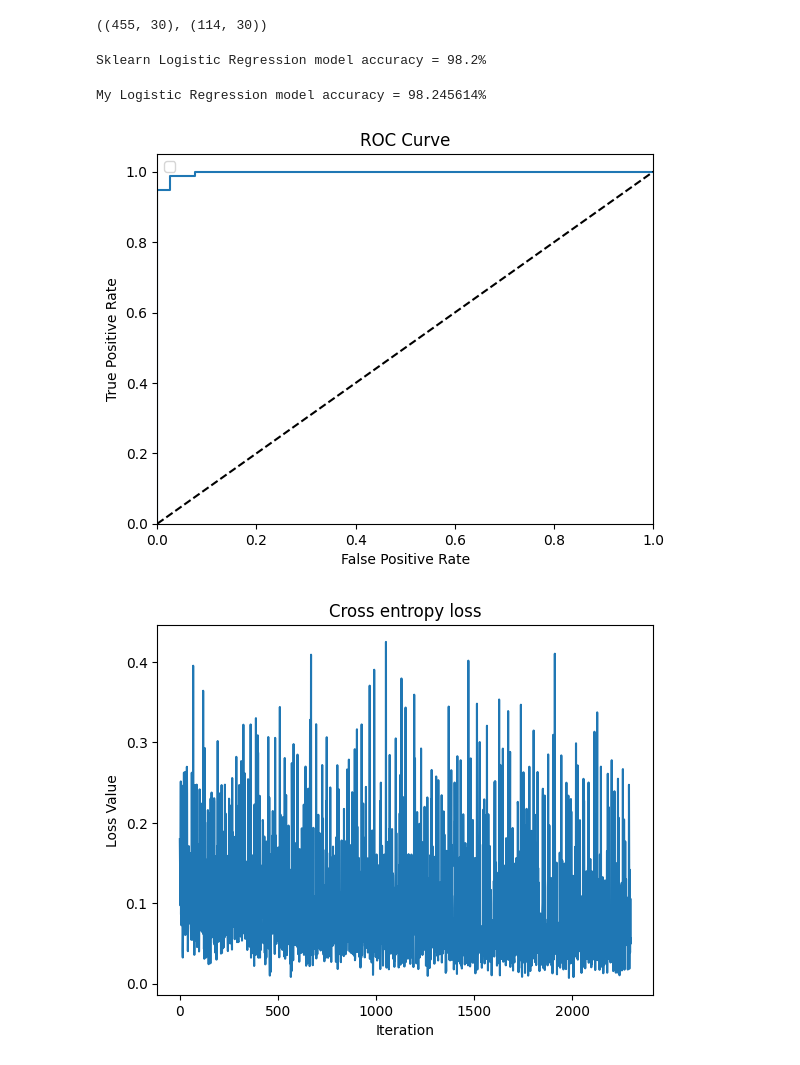
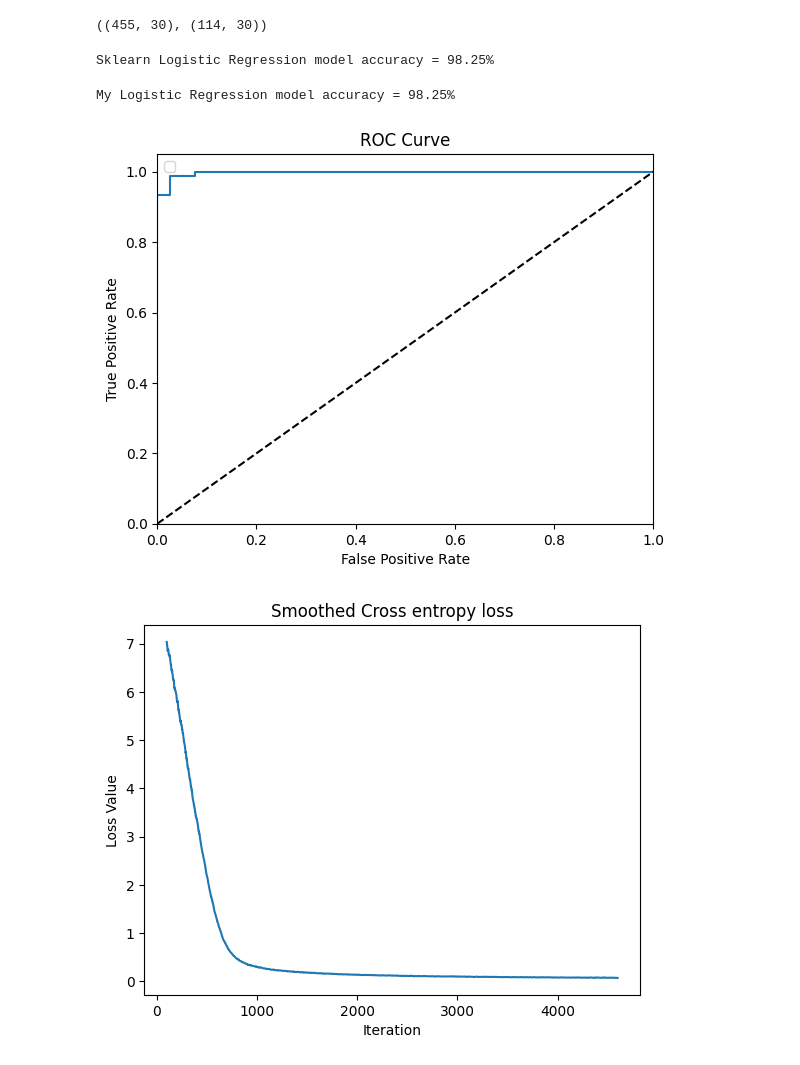
Before and after one commit to euskov17/LinearModels, a Jupyter notebook: experiments.ipynb, the cells around one changed output. Saved outputs shown, nothing was run; the diff lists cells and outputs as text; code cells hidden in the pictures.

```diff
--- a/experiments.ipynb
+++ b/experiments.ipynb
@@ -145,9 +145,9 @@ clf.fit(X_train, y_train)
 y_pred = clf.predict(X_test)
 
 acc = accuracy_score(y_test, y_pred)
-print(f"Sklearn Logistic Regression model accuracy = {acc * 100:.1f}%")
+print(f"Sklearn Logistic Regression model accuracy = {acc * 100:.2f}%")
 # %% [output]
-Sklearn Logistic Regression model accuracy = 98.2%
+Sklearn Logistic Regression model accuracy = 98.25%
 # %%
 # Init my logistic regression, optimizer and loss function
 
@@ -160,24 +160,25 @@ ce_loss = CrossEntropyLoss()
 # %%
 loss_history = SGD(X_train, y_train, my_clf, ce_loss, opt=opt,
                       batch_size=20,
-                      n_epochs=100
+                      n_epochs=200
                   )
 
 
 probas = my_clf.predict(X_test)
 my_preds = probas > 0.5
 accuracy = accuracy_score(y_test, my_preds)
 
-print(f"My Logistic Regression model accuracy = {accuracy * 100:1f}%")
+print(f"My Logistic Regression model accuracy = {(accuracy * 100):.2f}%")
 
 plot_roc_curve(y_test, probas)
 
-plt.plot(loss_history)
+smoothed_loss_history = [np.mean(loss_history[step - 100: step]) for step in range(len(loss_history))]
+plt.plot(smoothed_loss_history)
 plt.xlabel("Iteration")
 plt.ylabel("Loss Value")
-plt.title("Cross entropy loss")
+plt.title("Smoothed Cross entropy loss")
 plt.show()
 # %% [output]
-My Logistic Regression model accuracy = 98.245614%
+My Logistic Regression model accuracy = 98.25%
-[figure, old version]
+[figure, new version]
-[figure, old version]
+[figure, new version]
```
Also changed, not shown: parts of 1 cell of this notebook, 2 other files.
